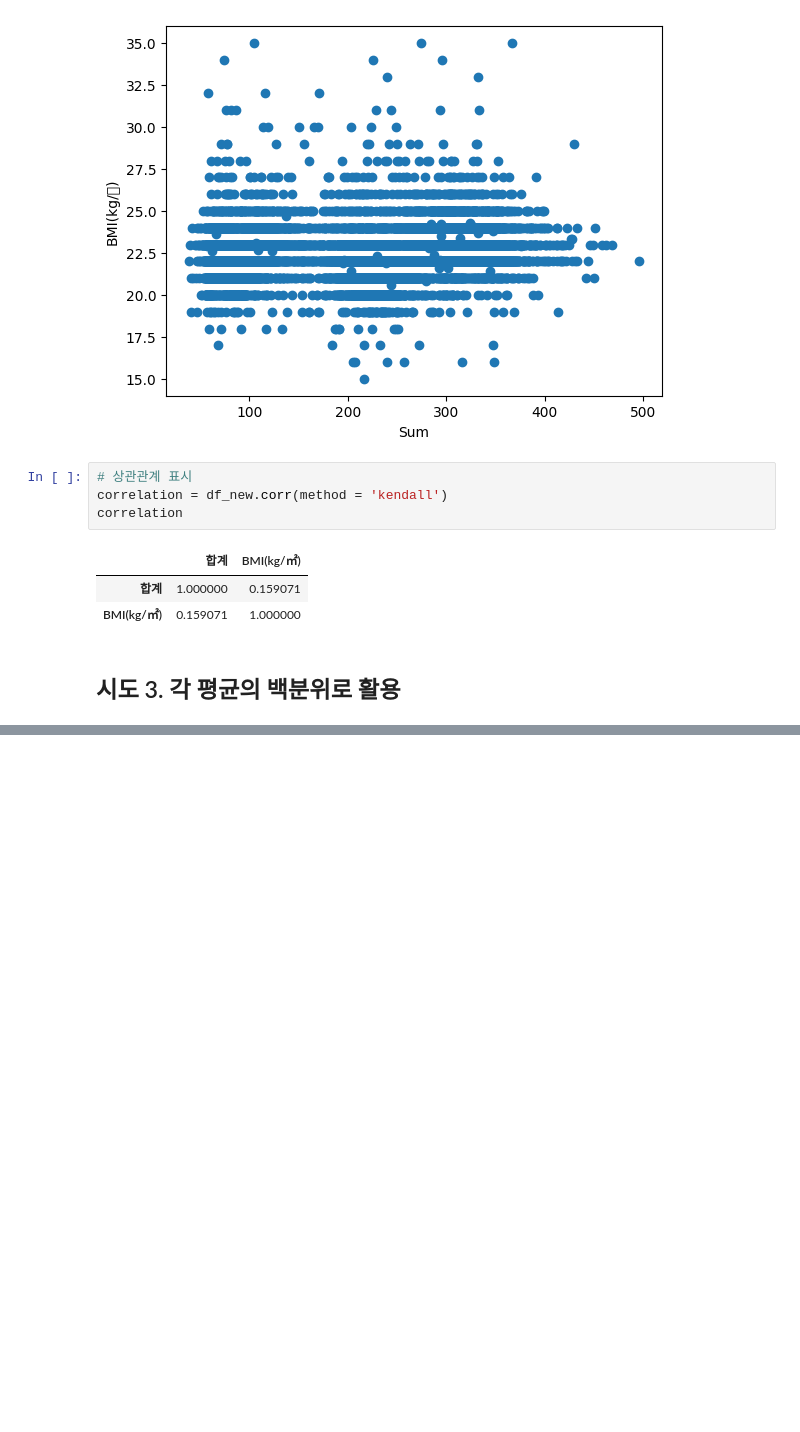
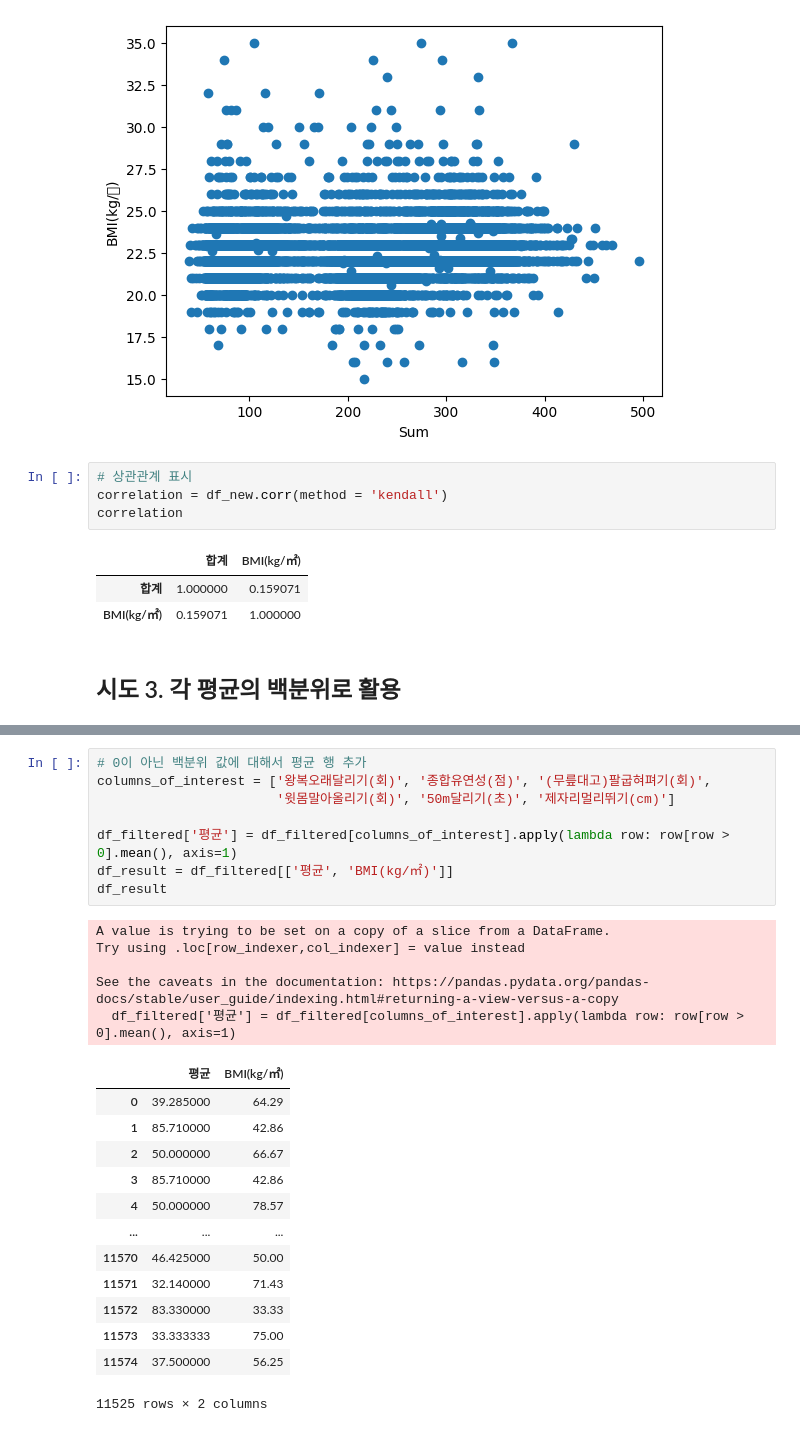
Before and after one commit to Marchbreeze/Edu-Public-Data, a Jupyter notebook: everypap_corr.ipynb, the cells around one changed output, grey strips where cells are left out. Drawn from its saved outputs; the diff is of its cells as text; blank space fills up the shorter version.

```diff
--- a/everypap_corr.ipynb
+++ b/everypap_corr.ipynb
@@ -115,0 +143,27 @@ TypeError: '>' not supported between instances of 'str' and 'int'
+# %%
+# 0이 아닌 백분위 값에 대해서 평균 행 추가
+columns_of_interest = ['왕복오래달리기(회)', '종합유연성(점)', '(무릎대고)팔굽혀펴기(회)',
+                       '윗몸말아올리기(회)', '50m달리기(초)', '제자리멀리뛰기(cm)']
+
+df_filtered['평균'] = df_filtered[columns_of_interest].apply(lambda row: row[row > 0].mean(), axis=1)
+df_result = df_filtered[['평균', 'BMI(kg/㎡)']]
+df_result
+# %% [output]
+A value is trying to be set on a copy of a slice from a DataFrame.
+Try using .loc[row_indexer,col_indexer] = value instead
+
+See the caveats in the documentation: https://pandas.pydata.org/pandas-docs/stable/user_guide/indexing.html#returning-a-view-versus-a-copy
+  df_filtered['평균'] = df_filtered[columns_of_interest].apply(lambda row: row[row > 0].mean(), axis=1)
+|  | 평균 | BMI(kg/㎡) |
+| 0 | 39.285000 | 64.29 |
+| 1 | 85.710000 | 42.86 |
+| 2 | 50.000000 | 66.67 |
+| 3 | 85.710000 | 42.86 |
+| 4 | 50.000000 | 78.57 |
+| ... | ... | ... |
+| 11570 | 46.425000 | 50.00 |
+| 11571 | 32.140000 | 71.43 |
+| 11572 | 83.330000 | 33.33 |
+| 11573 | 33.333333 | 75.00 |
+| 11574 | 37.500000 | 56.25 |
+11525 rows × 2 columns
```
Also changed, not shown: parts of 4 cells of this notebook.
